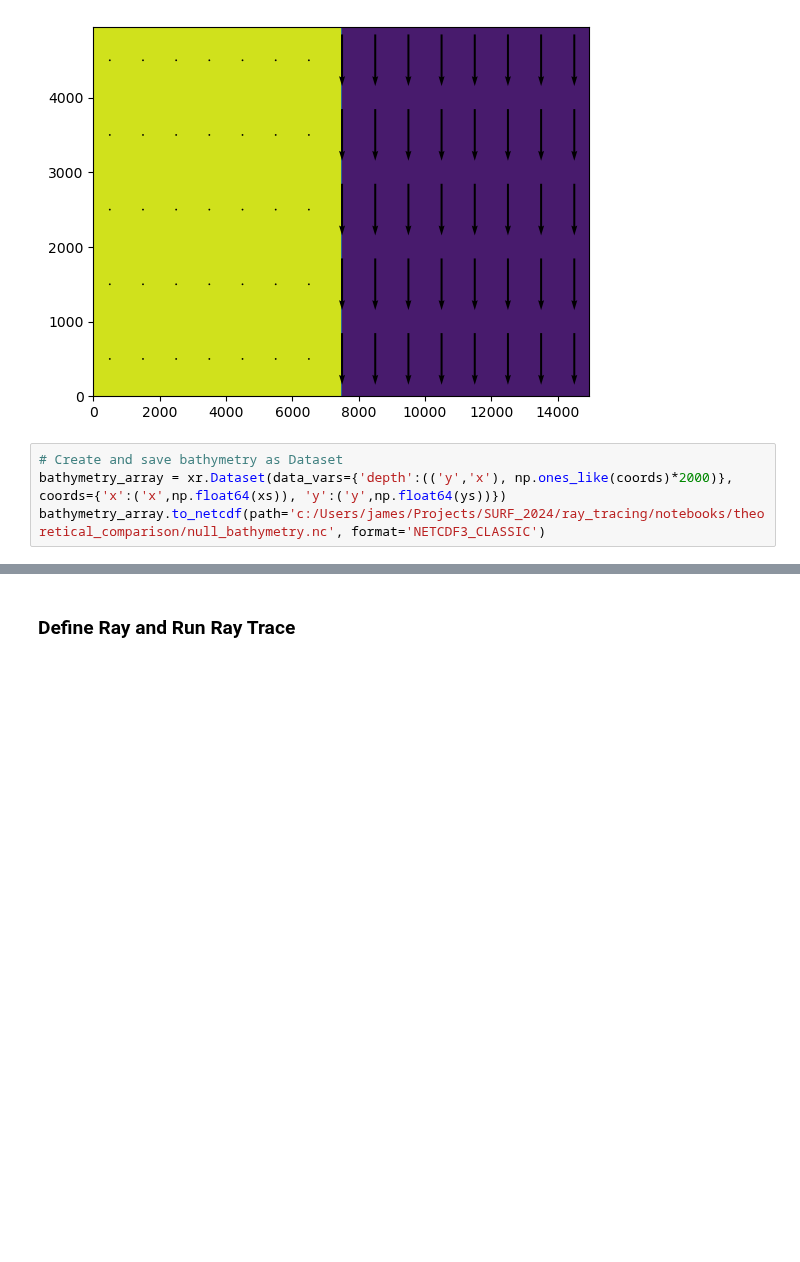
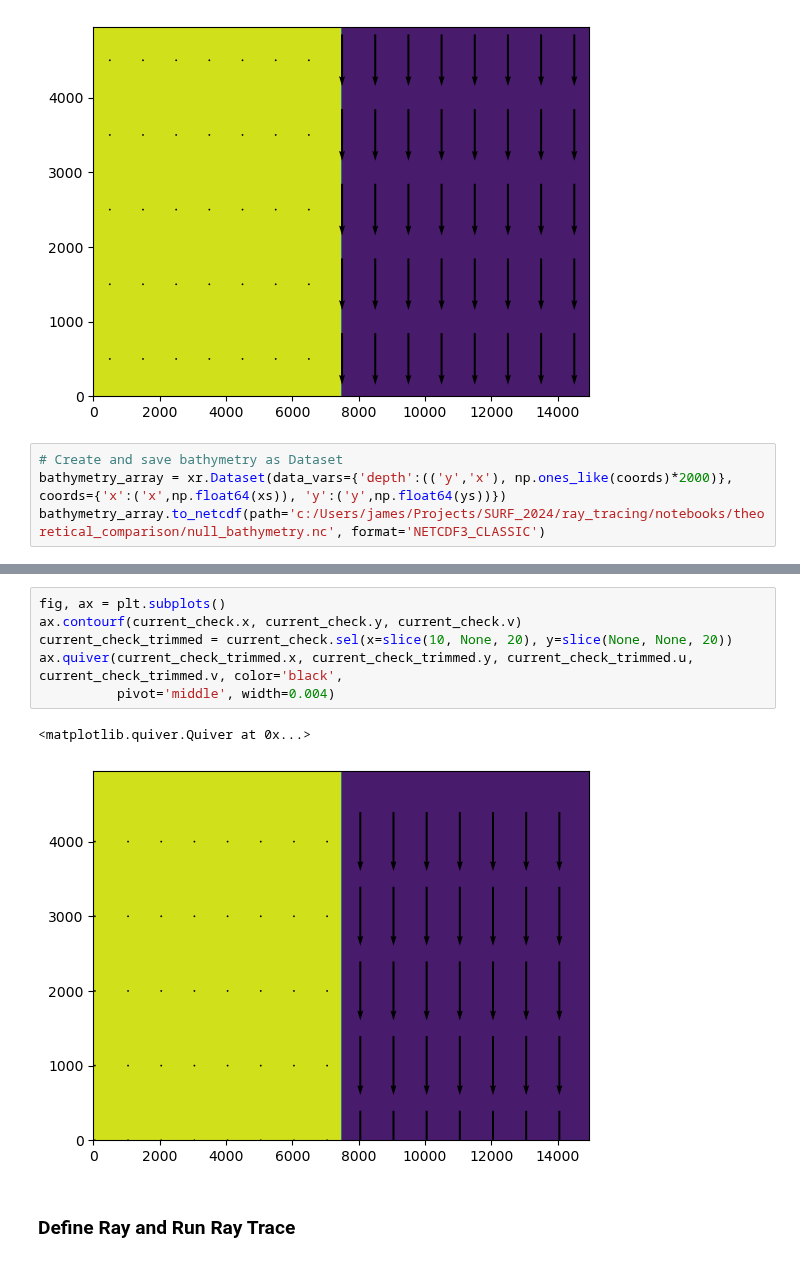
Before and after one commit to mines-oceanography/mantaray, a Jupyter notebook: notebooks/theoretical_comparison/snells_law_verification.ipynb, the cells around one changed output, grey strips where cells are left out. Drawn from its saved outputs; the diff is of its cells as text; blank space fills up the shorter version.

```diff
--- a/notebooks/theoretical_comparison/snells_law_verification.ipynb
+++ b/notebooks/theoretical_comparison/snells_law_verification.ipynb
@@ -162,3 +173,12 @@ null_current.to_netcdf(path='c:/Users/james/Projects/SURF_2024/ray_tracing/noteb
+# %%
+fig, ax = plt.subplots()
+ax.contourf(current_check.x, current_check.y, current_check.v)
+current_check_trimmed = current_check.sel(x=slice(10, None, 20), y=slice(None, None, 20))
+ax.quiver(current_check_trimmed.x, current_check_trimmed.y, current_check_trimmed.u, current_check_trimmed.v, color='black',
+          pivot='middle', width=0.004)
+# %% [output]
+<matplotlib.quiver.Quiver at 0x...>
+[figure, added]
 # %% [markdown]
 ### Define Ray and Run Ray Trace
 # %%
```
Also changed, not shown: parts of 5 cells of this notebook.
